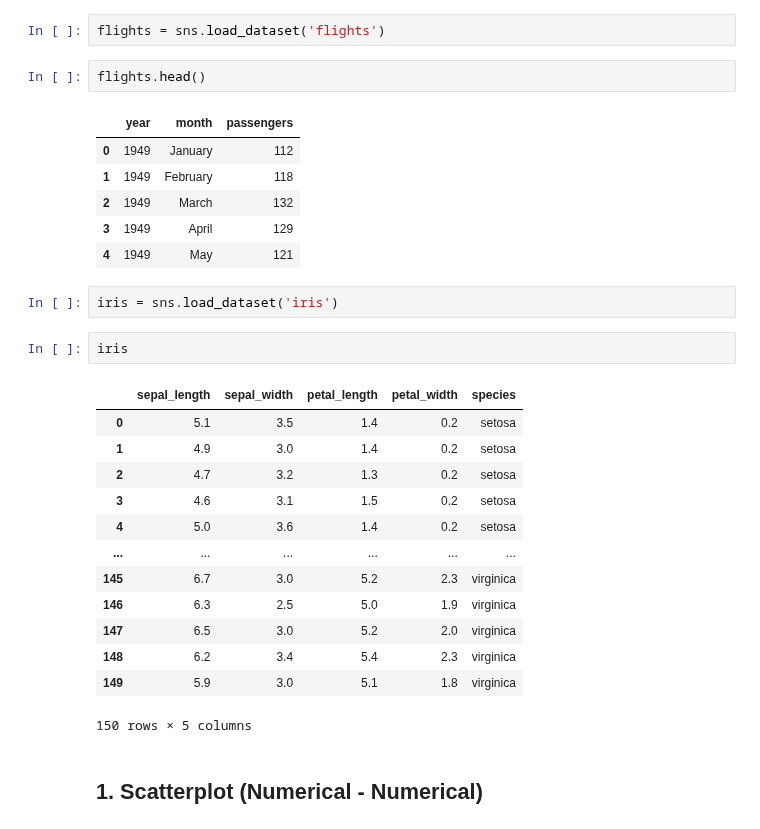
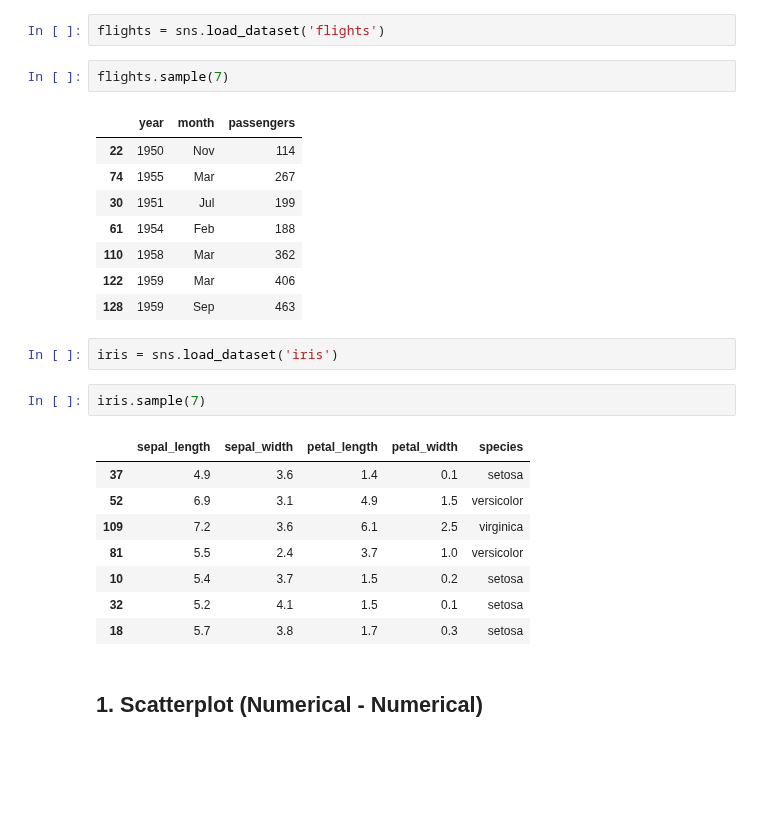
Before and after one commit to narayankartikeya/100-Days-of-ML-by-CampusX, a Jupyter notebook: Day 21/day21.ipynb, the cells around one changed output. Cells and saved outputs as stored; diff of their text form; blank space fills up the shorter version.

```diff
--- a/Day 21/day21.ipynb
+++ b/Day 21/day21.ipynb
@@ -16,32 +18,29 @@ tips.head()
 titanic = pd.read_csv('train.csv')
 # %%
 flights = sns.load_dataset('flights')
-# %%
-flights.head()
-# %% [output]
-|  | year | month | passengers |
-| 0 | 1949 | January | 112 |
-| 1 | 1949 | February | 118 |
-| 2 | 1949 | March | 132 |
-| 3 | 1949 | April | 129 |
-| 4 | 1949 | May | 121 |
+# %%
+flights.sample(7)
+# %% [output]
+|  | year | month | passengers |
+| 22 | 1950 | Nov | 114 |
+| 74 | 1955 | Mar | 267 |
+| 30 | 1951 | Jul | 199 |
+| 61 | 1954 | Feb | 188 |
+| 110 | 1958 | Mar | 362 |
+| 122 | 1959 | Mar | 406 |
+| 128 | 1959 | Sep | 463 |
 # %%
 iris = sns.load_dataset('iris')
 # %%
-iris
+iris.sample(7)
 # %% [output]
 |  | sepal_length | sepal_width | petal_length | petal_width | species |
-| 0 | 5.1 | 3.5 | 1.4 | 0.2 | setosa |
-| 1 | 4.9 | 3.0 | 1.4 | 0.2 | setosa |
-| 2 | 4.7 | 3.2 | 1.3 | 0.2 | setosa |
-| 3 | 4.6 | 3.1 | 1.5 | 0.2 | setosa |
-| 4 | 5.0 | 3.6 | 1.4 | 0.2 | setosa |
-| ... | ... | ... | ... | ... | ... |
-| 145 | 6.7 | 3.0 | 5.2 | 2.3 | virginica |
-| 146 | 6.3 | 2.5 | 5.0 | 1.9 | virginica |
-| 147 | 6.5 | 3.0 | 5.2 | 2.0 | virginica |
-| 148 | 6.2 | 3.4 | 5.4 | 2.3 | virginica |
-| 149 | 5.9 | 3.0 | 5.1 | 1.8 | virginica |
+| 37 | 4.9 | 3.6 | 1.4 | 0.1 | setosa |
+| 52 | 6.9 | 3.1 | 4.9 | 1.5 | versicolor |
+| 109 | 7.2 | 3.6 | 6.1 | 2.5 | virginica |
+| 81 | 5.5 | 2.4 | 3.7 | 1.0 | versicolor |
+| 10 | 5.4 | 3.7 | 1.5 | 0.2 | setosa |
+| 32 | 5.2 | 4.1 | 1.5 | 0.1 | setosa |
+| 18 | 5.7 | 3.8 | 1.7 | 0.3 | setosa |
-150 rows × 5 columns
 # %% [markdown]
 ## 1. Scatterplot (Numerical - Numerical)
```
Also changed, not shown: parts of 8 cells of this notebook.
